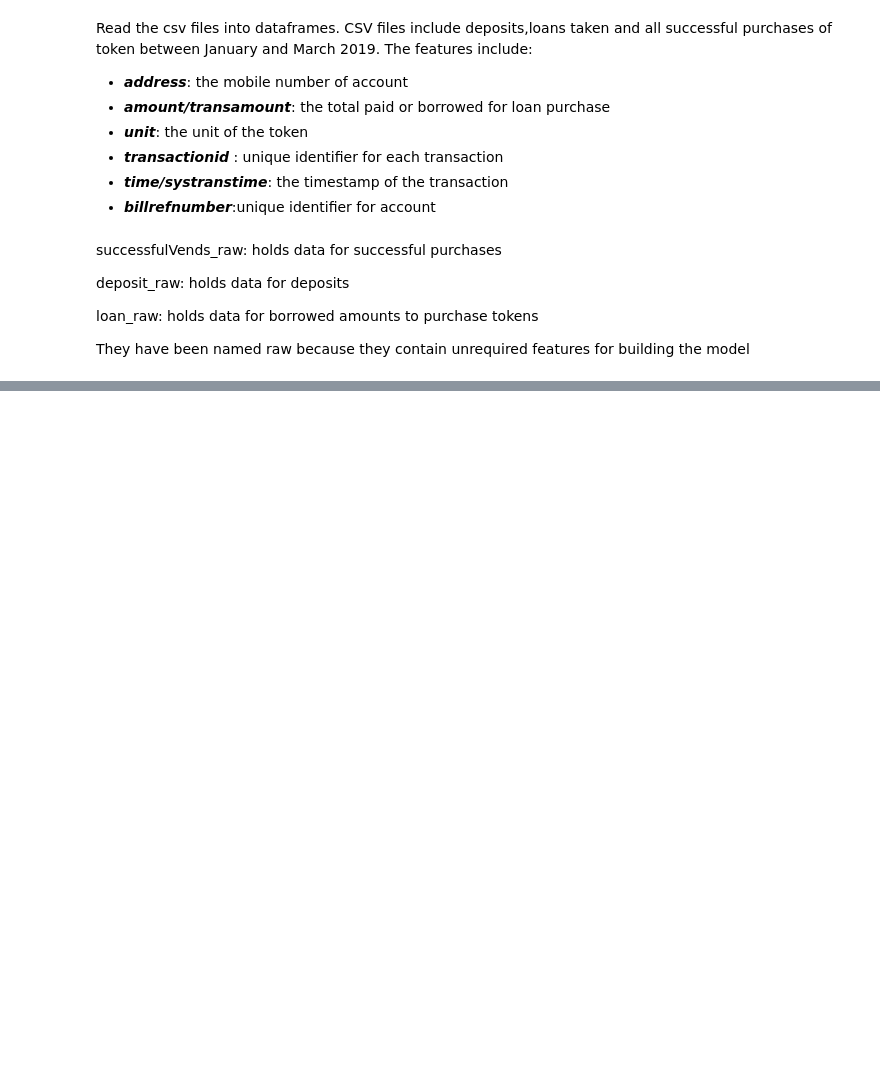
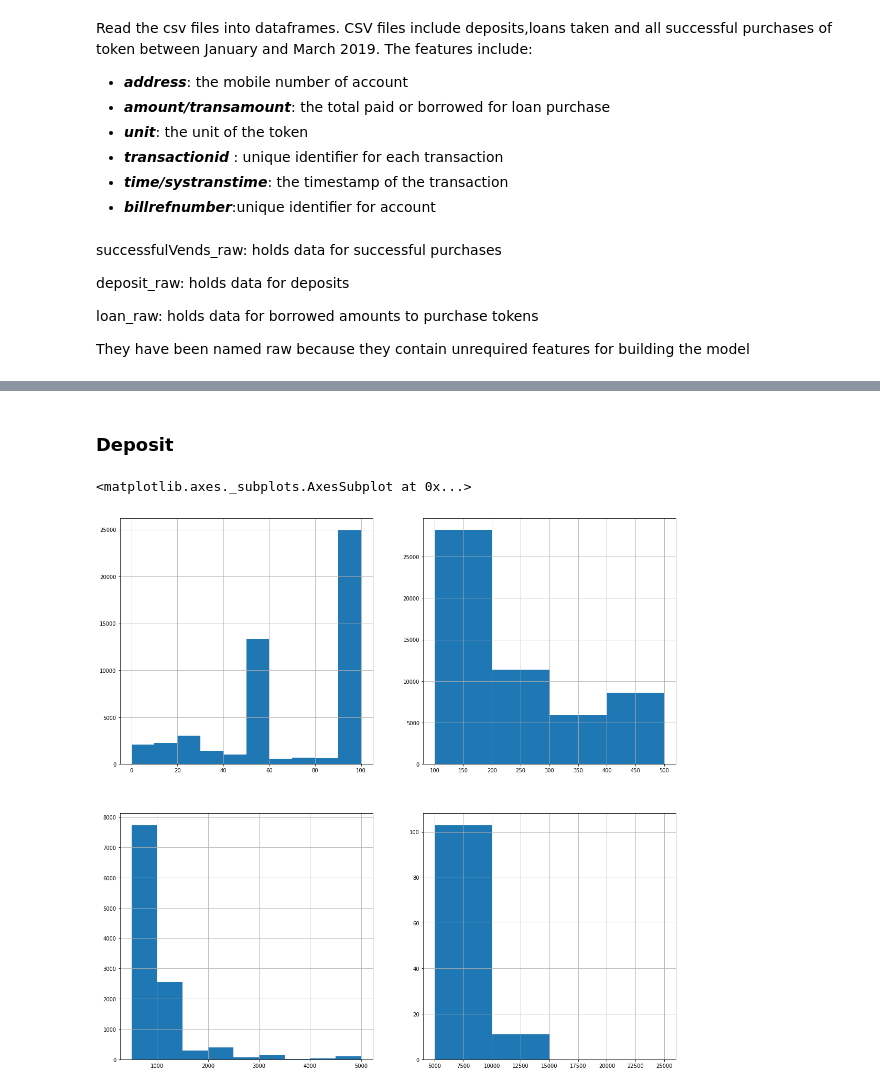
Before and after one commit to sylvia31096/Anomaly-Detection, a Jupyter notebook: Customer Behaviour.ipynb, the cells around one changed output, grey strips where cells are left out. Drawn from its saved outputs; the diff is of its cells as text; code cells hidden in the pictures; blank space fills up the shorter version.

```diff
--- a/Customer Behaviour.ipynb
+++ b/Customer Behaviour.ipynb
@@ -52,0 +36,2 @@ successfulVends_raw.address.shape
+# %%
+deposit_raw= deposit_raw.rename(index=str,columns={"transamount":"amount","systemtranstime":"time"})
@@ -52,0 +57,11 @@ successfulVends_raw.address.shape
+# %% [markdown]
+### Deposit
+# %%
+fig,axes = plt.subplots(nrows=2,ncols=2)
+deposit_raw.amount.hist(bins=bins1,ax=axes[0,0])
+deposit_raw.amount.hist(bins=bins2,ax=axes[0,1])
+deposit_raw.amount.hist(bins=bins3,ax=axes[1,0])
+deposit_raw.amount.hist(bins=bins4,ax=axes[1,1])
+# %% [output]
+<matplotlib.axes._subplots.AxesSubplot at 0x...>
+[figure, added]
```
Also changed, not shown: parts of 9 cells of this notebook.
